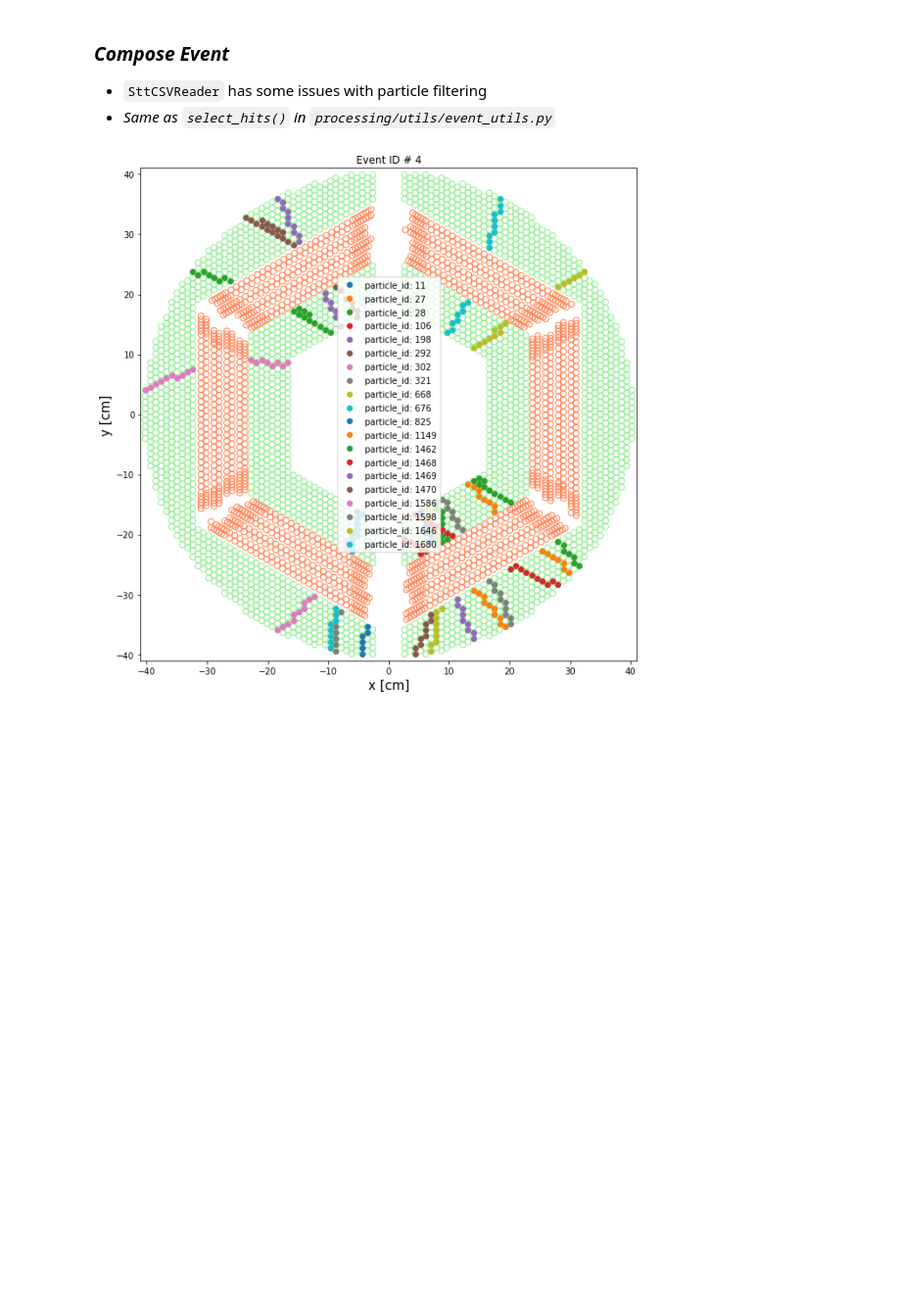
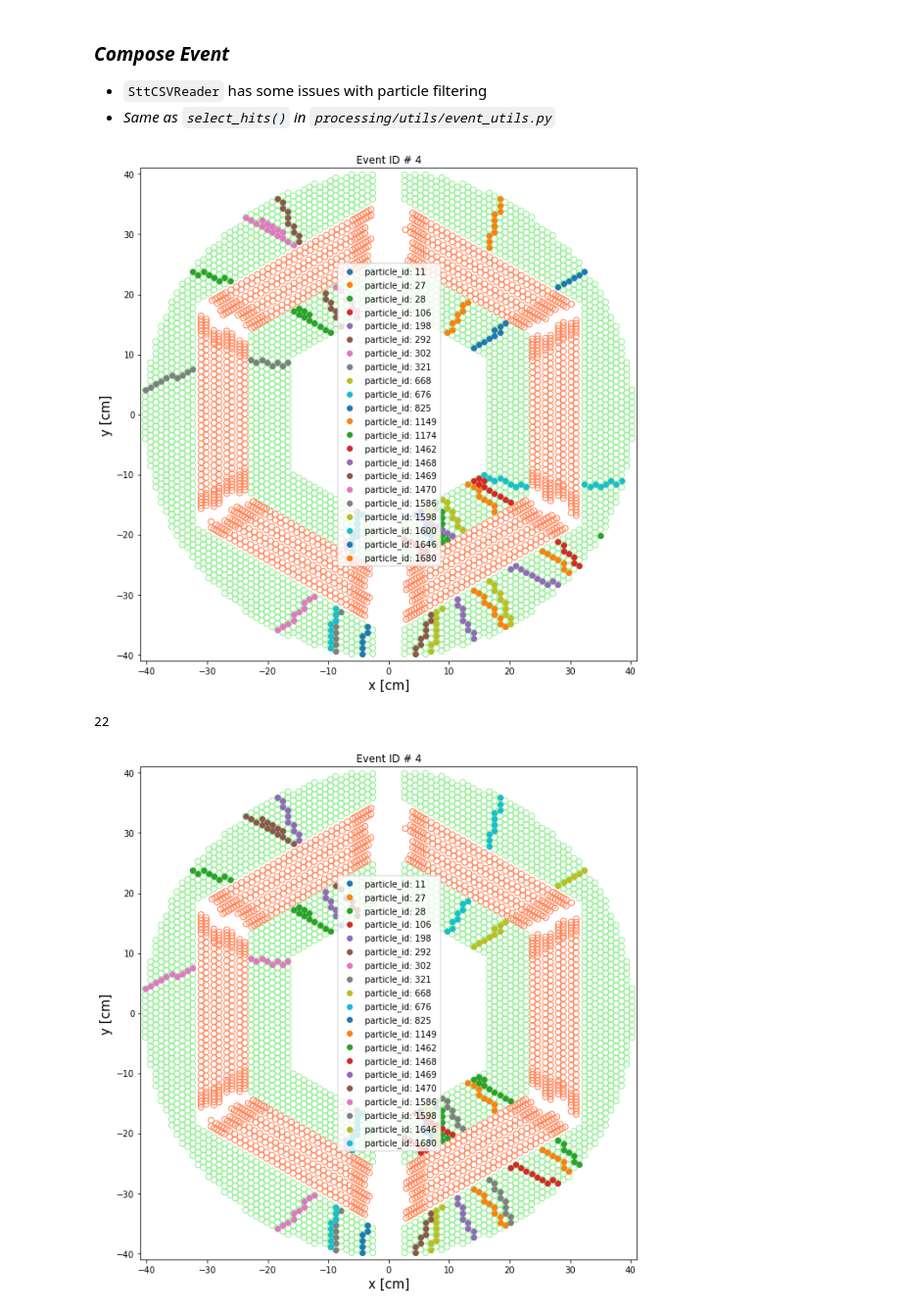
Before and after one commit to ai4fair/stttrkx, a Jupyter notebook: event.ipynb, the cells around one changed output. Shown at 98% size. Cells and saved outputs as stored; diff of their text form; code cells hidden in the pictures; blank space fills up the shorter version.

```diff
--- a/event.ipynb
+++ b/event.ipynb
@@ -68,5 +70,12 @@ event0000000004 memory usage 0.10 MB
 - `SttCSVReader` has some issues with particle filtering
 - _Same as `select_hits()` in `processing/utils/event_utils.py`_
 # %%
-event = Compose_Event(event_prefix, noise=False, skewed=False)
+event = Compose_Event(event_prefix, selection=False, noise=False, skewed=False)
+Draw_Compose_Event(event,figsize=(9,9),save_fig=False);
+# %% [output]
+[figure, added]
+# %%
+event.particle_id.unique().shape[0]
+# %% [output]
+22
 # %%
```
Also changed, not shown: parts of 17 cells of this notebook, 2 other files.
